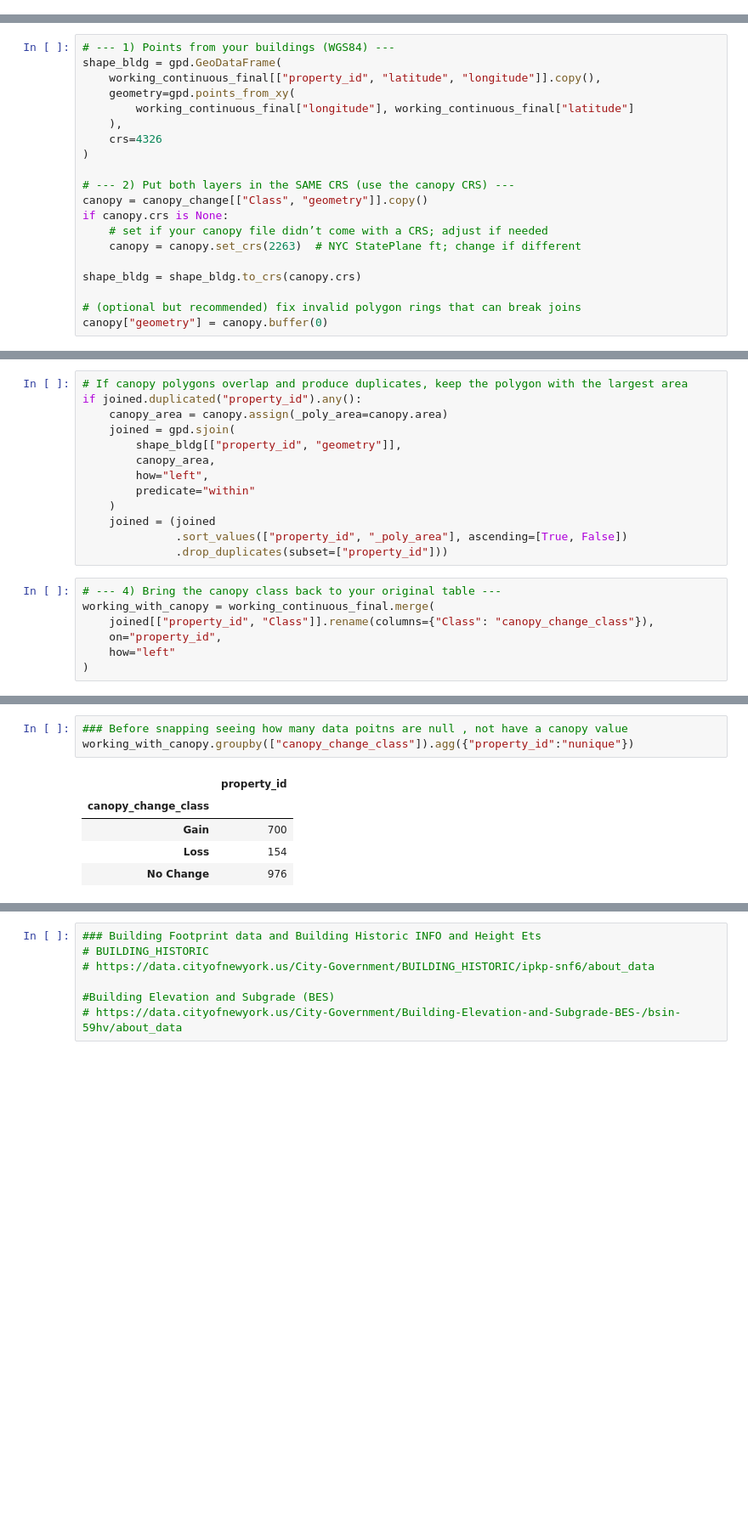
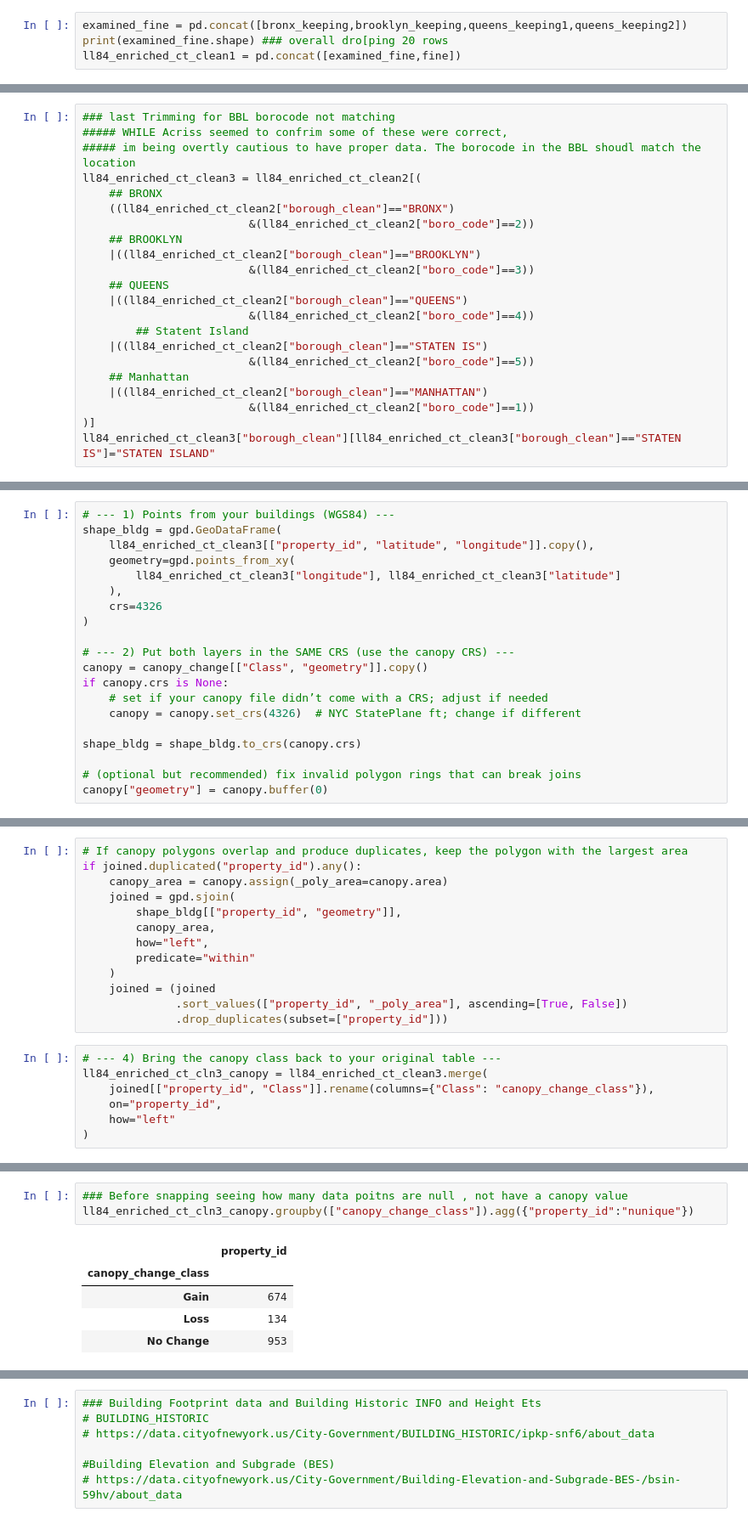
Before and after one commit to jhnboyy/CUNY_SPS_WORK, a Jupyter notebook: FALL2025/DATA698/BuildingDataWork_Part1.ipynb, the cells around one changed output, grey strips where cells are left out. Shown: that part at 85% size. Drawn from its saved outputs; the diff is of its cells as text; blank space fills up the shorter version.

```diff
--- a/FALL2025/DATA698/BuildingDataWork_Part1.ipynb
+++ b/FALL2025/DATA698/BuildingDataWork_Part1.ipynb
@@ -1541,0 +1465,4 @@ working_residential_tract = pd.read_csv("working_residential_tract.csv")
+# %%
+examined_fine = pd.concat([bronx_keeping,brooklyn_keeping,queens_keeping1,queens_keeping2])
+print(examined_fine.shape) ### overall dro[ping 20 rows
+ll84_enriched_ct_clean1 = pd.concat([examined_fine,fine])
@@ -1608,0 +1505,22 @@ working_continuous_final = working_residential_tract_2012_2017[working_residenti
+# %%
+### last Trimming for BBL borocode not matching
+##### WHILE Acriss seemed to confrim some of these were correct,
+##### im being overtly cautious to have proper data. The borocode in the BBL shoudl match the location
+ll84_enriched_ct_clean3 = ll84_enriched_ct_clean2[(
+    ## BRONX
+    ((ll84_enriched_ct_clean2["borough_clean"]=="BRONX")
+                         &(ll84_enriched_ct_clean2["boro_code"]==2))
+    ## BROOKLYN
+    |((ll84_enriched_ct_clean2["borough_clean"]=="BROOKLYN")
+                         &(ll84_enriched_ct_clean2["boro_code"]==3))
+    ## QUEENS
+    |((ll84_enriched_ct_clean2["borough_clean"]=="QUEENS")
+                         &(ll84_enriched_ct_clean2["boro_code"]==4))
+        ## Statent Island
+    |((ll84_enriched_ct_clean2["borough_clean"]=="STATEN IS")
+                         &(ll84_enriched_ct_clean2["boro_code"]==5))
+    ## Manhattan
+    |((ll84_enriched_ct_clean2["borough_clean"]=="MANHATTAN")
+                         &(ll84_enriched_ct_clean2["boro_code"]==1))
+)]
+ll84_enriched_ct_clean3["borough_clean"][ll84_enriched_ct_clean3["borough_clean"]=="STATEN IS"]="STATEN ISLAND"
@@ -1657,9 +1623,9 @@ Layers available: ['NYC_TreeCanopyChange_2010_2017']
 # %%
 # --- 1) Points from your buildings (WGS84) ---
 shape_bldg = gpd.GeoDataFrame(
-    working_continuous_final[["property_id", "latitude", "longitude"]].copy(),
+    ll84_enriched_ct_clean3[["property_id", "latitude", "longitude"]].copy(),
     geometry=gpd.points_from_xy(
-        working_continuous_final["longitude"], working_continuous_final["latitude"]
+        ll84_enriched_ct_clean3["longitude"], ll84_enriched_ct_clean3["latitude"]
     ),
     crs=4326
 )
@@ -1668,7 +1634,7 @@ shape_bldg = gpd.GeoDataFrame(
 canopy = canopy_change[["Class", "geometry"]].copy()
 if canopy.crs is None:
     # set if your canopy file didn’t come with a CRS; adjust if needed
-    canopy = canopy.set_crs(2263)  # NYC StatePlane ft; change if different
+    canopy = canopy.set_crs(4326)  # NYC StatePlane ft; change if different
 
 shape_bldg = shape_bldg.to_crs(canopy.crs)
 
@@ -1697,7 +1679,7 @@ if joined.duplicated("property_id").any():
               .drop_duplicates(subset=["property_id"]))
 # %%
 # --- 4) Bring the canopy class back to your original table ---
-working_with_canopy = working_continuous_final.merge(
+ll84_enriched_ct_cln3_canopy = ll84_enriched_ct_clean3.merge(
     joined[["property_id", "Class"]].rename(columns={"Class": "canopy_change_class"}),
     on="property_id",
     how="left"
@@ -1711,10 +1693,10 @@ working_with_canopy.to_csv("working_with_canopy.csv",index=False)
 # %%
 ### Before snapping seeing how many data poitns are null , not have a canopy value
-working_with_canopy.groupby(["canopy_change_class"]).agg({"property_id":"nunique"})
+ll84_enriched_ct_cln3_canopy.groupby(["canopy_change_class"]).agg({"property_id":"nunique"})
 # %% [output]
 |  | property_id |
 | canopy_change_class |  |
-| Gain | 700 |
-| Loss | 154 |
-| No Change | 976 |
+| Gain | 674 |
+| Loss | 134 |
+| No Change | 953 |
 # %%
```
Also changed, not shown: parts of 86 cells of this notebook.
